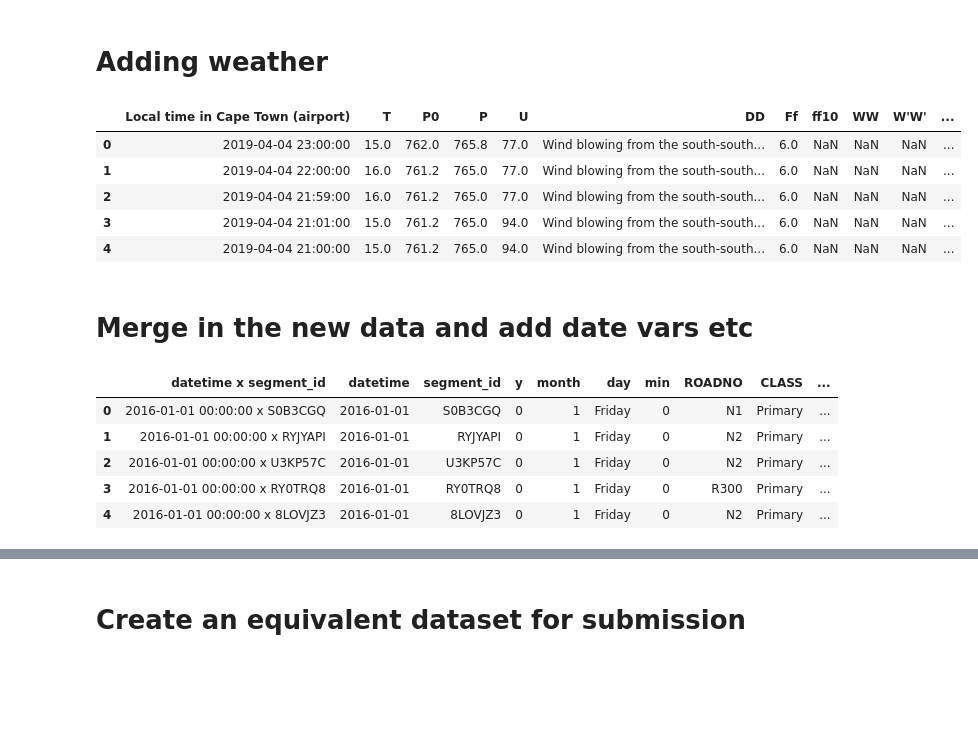
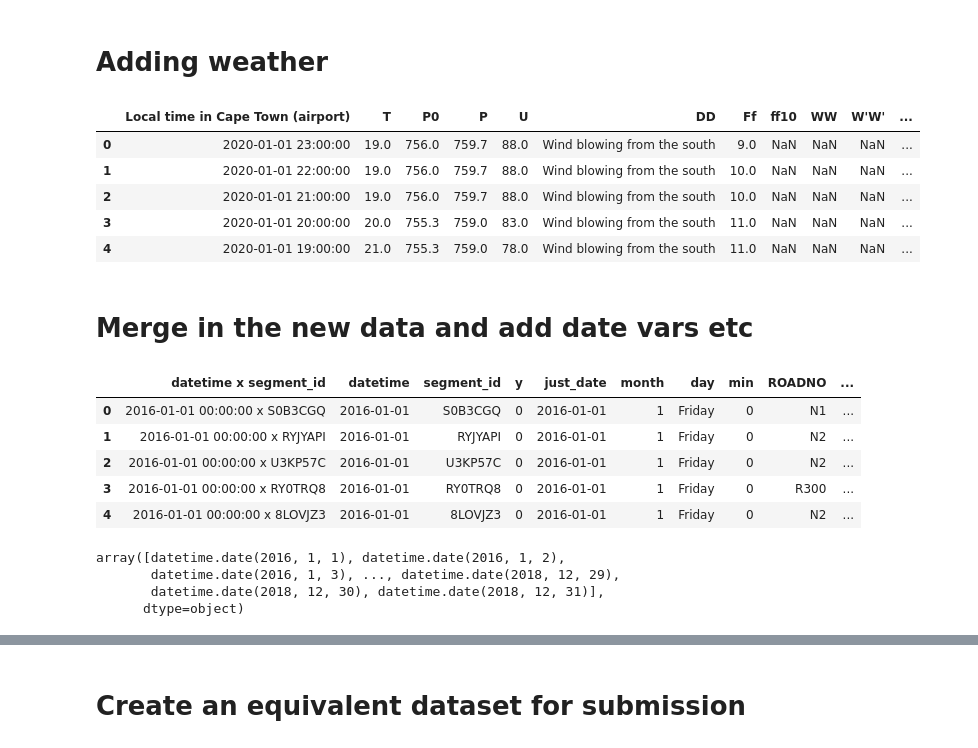
Before and after one commit to TheBugMaker/zindi_sanral, a Jupyter notebook: UberCT_2_notebook.ipynb, the cells around one changed output, grey strips where cells are left out. Cells and saved outputs as stored; diff of their text form; code cells hidden in the pictures; blank space fills up the shorter version.

```diff
--- a/UberCT_2_notebook.ipynb
+++ b/UberCT_2_notebook.ipynb
@@ -184,16 +183,16 @@ locations.head(2)
 # %% [markdown]
 # Adding weather
 # %%
-w = pd.read_csv('weather.csv', sep=";", skiprows=6, usecols=range(14),
+w = pd.read_csv('weather.csv',
                parse_dates=['Local time in Cape Town (airport)'])
 w.head()
 # %% [output]
 |  | Local time in Cape Town (airport) | T | P0 | P | U | DD | Ff | ff10 | WW | W'W' | ... |
-| 0 | 2019-04-04 23:00:00 | 15.0 | 762.0 | 765.8 | 77.0 | Wind blowing from the south-south... | 6.0 | NaN | NaN | NaN | ... |
-| 1 | 2019-04-04 22:00:00 | 16.0 | 761.2 | 765.0 | 77.0 | Wind blowing from the south-south... | 6.0 | NaN | NaN | NaN | ... |
-| 2 | 2019-04-04 21:59:00 | 16.0 | 761.2 | 765.0 | 77.0 | Wind blowing from the south-south... | 6.0 | NaN | NaN | NaN | ... |
-| 3 | 2019-04-04 21:01:00 | 15.0 | 761.2 | 765.0 | 94.0 | Wind blowing from the south-south... | 6.0 | NaN | NaN | NaN | ... |
-| 4 | 2019-04-04 21:00:00 | 15.0 | 761.2 | 765.0 | 94.0 | Wind blowing from the south-south... | 6.0 | NaN | NaN | NaN | ... |
+| 0 | 2020-01-01 23:00:00 | 19.0 | 756.0 | 759.7 | 88.0 | Wind blowing from the south | 9.0 | NaN | NaN | NaN | ... |
+| 1 | 2020-01-01 22:00:00 | 19.0 | 756.0 | 759.7 | 88.0 | Wind blowing from the south | 10.0 | NaN | NaN | NaN | ... |
+| 2 | 2020-01-01 21:00:00 | 19.0 | 756.0 | 759.7 | 88.0 | Wind blowing from the south | 10.0 | NaN | NaN | NaN | ... |
+| 3 | 2020-01-01 20:00:00 | 20.0 | 755.3 | 759.0 | 83.0 | Wind blowing from the south | 11.0 | NaN | NaN | NaN | ... |
+| 4 | 2020-01-01 19:00:00 | 21.0 | 755.3 | 759.0 | 78.0 | Wind blowing from the south | 11.0 | NaN | NaN | NaN | ... |
 # %%
 # Add weather
 w['dt'] = w['Local time in Cape Town (airport)'].dt.round('H')
@@ -203,6 +202,7 @@ w_cols = ['dt', 'T', 'P0', 'P', 'U', 'Ff']
 # %%
 # Pre-process the train
 train['datetime'] = pd.to_datetime(train['datetime'])
+train['just_date'] = train['datetime'].dt.date
 train['month'] = train['datetime'].dt.month
 train['day'] = train['datetime'].dt.weekday_name
 train['min'] = train['datetime'].dt.hour*60+train['datetime'].dt.minute
@@ -210,23 +210,23 @@ train = pd.merge(train, road_segments, on='segment_id', how='left') # Segment in
 train = pd.merge(train, locations, left_on='segment_id', right_on='road_segment_id', how='left') # Segment locations
 train = pd.merge(train, w[w_cols], left_on='datetime', right_on='dt', how='left') # Weather
 
-# Pre-process the test to match train
-test['datetime'] = pd.to_datetime(test['datetime'])
-test['month'] = test['datetime'].dt.month
-test['day'] = test['datetime'].dt.weekday_name
-test['min'] = test['datetime'].dt.hour*60+test['datetime'].dt.minute
-test = pd.merge(test, road_segments, on='segment_id', how='left')
-test = pd.merge(test, locations, left_on='segment_id', right_on='road_segment_id', how='left')
-test = pd.merge(test, w[w_cols], left_on='datetime', right_on='dt', how='left')
+
 
 train.head()
 # %% [output]
-|  | datetime x segment_id | datetime | segment_id | y | month | day | min | ROADNO | CLASS | ... |
-| 0 | 2016-01-01 00:00:00 x S0B3CGQ | 2016-01-01 | S0B3CGQ | 0 | 1 | Friday | 0 | N1 | Primary | ... |
-| 1 | 2016-01-01 00:00:00 x RYJYAPI | 2016-01-01 | RYJYAPI | 0 | 1 | Friday | 0 | N2 | Primary | ... |
-| 2 | 2016-01-01 00:00:00 x U3KP57C | 2016-01-01 | U3KP57C | 0 | 1 | Friday | 0 | N2 | Primary | ... |
-| 3 | 2016-01-01 00:00:00 x RY0TRQ8 | 2016-01-01 | RY0TRQ8 | 0 | 1 | Friday | 0 | R300 | Primary | ... |
-| 4 | 2016-01-01 00:00:00 x 8LOVJZ3 | 2016-01-01 | 8LOVJZ3 | 0 | 1 | Friday | 0 | N2 | Primary | ... |
+|  | datetime x segment_id | datetime | segment_id | y | just_date | month | day | min | ROADNO | ... |
+| 0 | 2016-01-01 00:00:00 x S0B3CGQ | 2016-01-01 | S0B3CGQ | 0 | 2016-01-01 | 1 | Friday | 0 | N1 | ... |
+| 1 | 2016-01-01 00:00:00 x RYJYAPI | 2016-01-01 | RYJYAPI | 0 | 2016-01-01 | 1 | Friday | 0 | N2 | ... |
+| 2 | 2016-01-01 00:00:00 x U3KP57C | 2016-01-01 | U3KP57C | 0 | 2016-01-01 | 1 | Friday | 0 | N2 | ... |
+| 3 | 2016-01-01 00:00:00 x RY0TRQ8 | 2016-01-01 | RY0TRQ8 | 0 | 2016-01-01 | 1 | Friday | 0 | R300 | ... |
+| 4 | 2016-01-01 00:00:00 x 8LOVJZ3 | 2016-01-01 | 8LOVJZ3 | 0 | 2016-01-01 | 1 | Friday | 0 | N2 | ... |
+# %%
+train["just_date"].unique()
+# %% [output]
+array([datetime.date(2016, 1, 1), datetime.date(2016, 1, 2),
+       datetime.date(2016, 1, 3), ..., datetime.date(2018, 12, 29),
+       datetime.date(2018, 12, 30), datetime.date(2018, 12, 31)],
+      dtype=object)
 # %%
 train.shape
 # %% [output]
```
Also changed, not shown: parts of 21 cells of this notebook.
